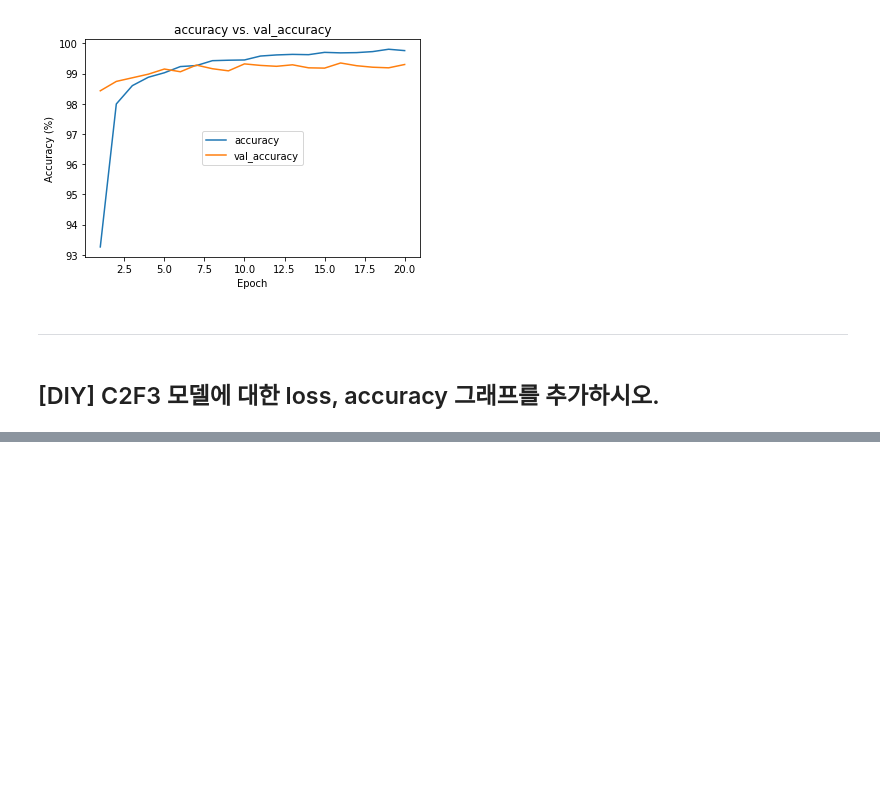
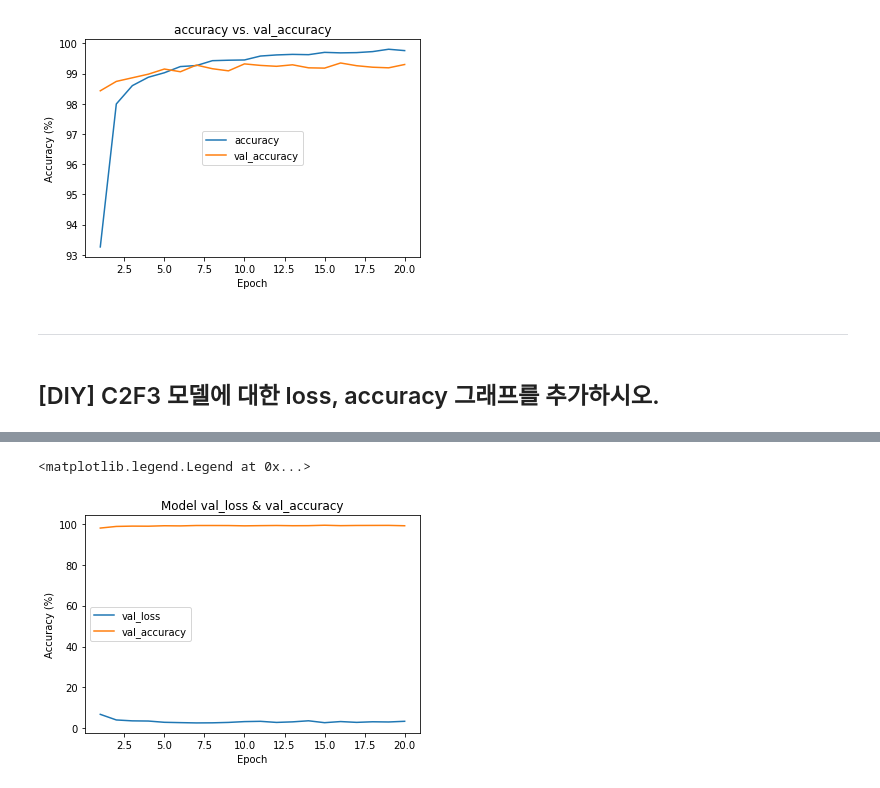
Before and after one commit to choihyungwang/pdm09, a Jupyter notebook: py-tensorflow/DL2-CNN/dl2_01_mnist_CNN_start.ipynb, the cells around one changed output, grey strips where cells are left out. Drawn from its saved outputs; the diff is of its cells as text; code cells hidden in the pictures; blank space fills up the shorter version.

```diff
--- a/py-tensorflow/DL2-CNN/dl2_01_mnist_CNN_start.ipynb
+++ b/py-tensorflow/DL2-CNN/dl2_01_mnist_CNN_start.ipynb
@@ -505,0 +567,12 @@ plt.legend(['accuracy','val_accuracy'], loc='center')
+# %%
+vloss_list = [100 * i for i in hist.history['val_loss']]
+vacc_list = [100 * i for i in hist.history['val_accuracy']]
+plt.plot(range(1,epochs+1),vloss_list)
+plt.plot(range(1,epochs+1),vacc_list)
+plt.title('Model val_loss & val_accuracy')
+plt.ylabel('Accuracy (%)')
+plt.xlabel('Epoch')
+plt.legend(['val_loss', 'val_accuracy'], loc='center left')
+# %% [output]
+<matplotlib.legend.Legend at 0x...>
+[figure, added]
```
Also changed, not shown: parts of 5 cells of this notebook.
